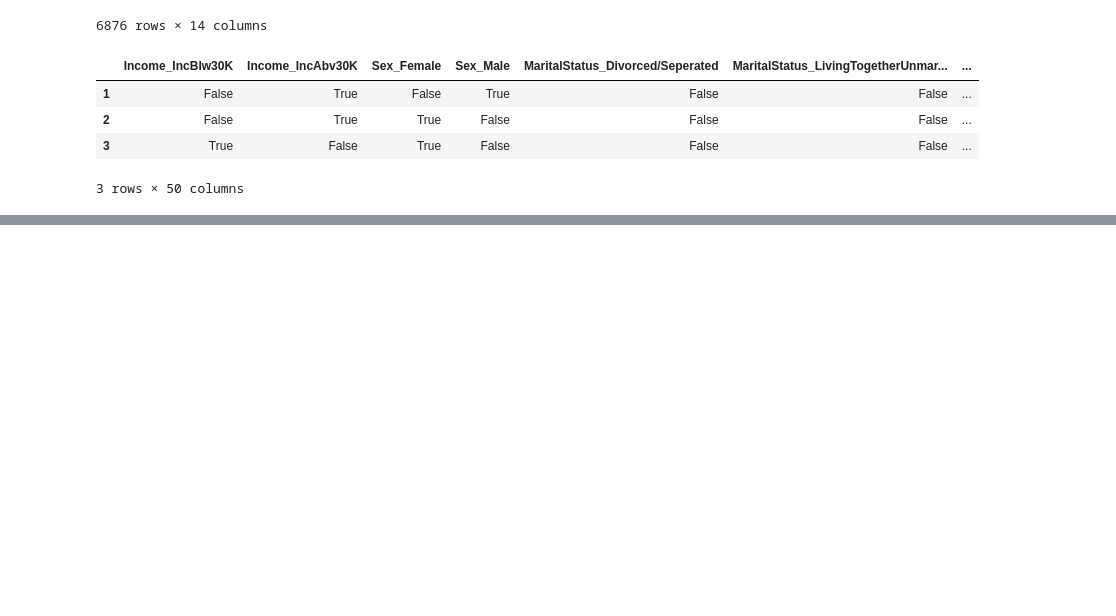
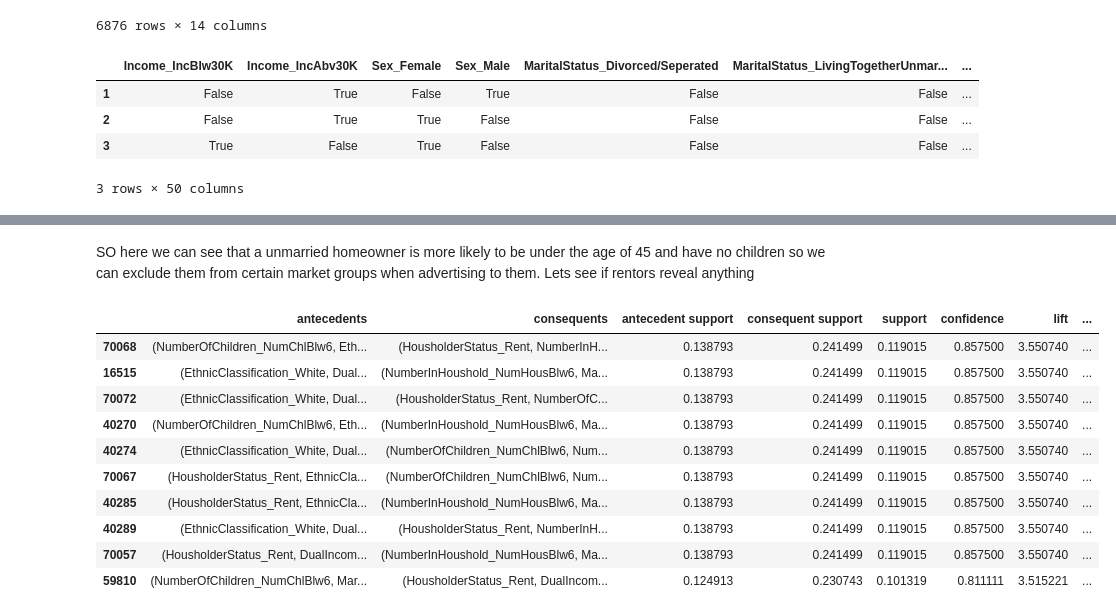
Before and after one commit to TanveerBariana/CSUS-Machine-Learning-for-Business, a Jupyter notebook: TanveerBariana_marketing.ipynb, the cells around one changed output, grey strips where cells are left out. Saved outputs shown, nothing was run; the diff lists cells and outputs as text; code cells hidden in the pictures; blank space fills up the shorter version.

```diff
--- a/TanveerBariana_marketing.ipynb
+++ b/TanveerBariana_marketing.ipynb
@@ -133,0 +182,20 @@ rules.sort_values(by=['lift'], ascending=False).head(6)
+# %% [markdown]
+SO here we can see that a unmarried homeowner is more likely to be under the age of 45 and have no children so we can exclude them from certain market groups when advertising to them. Lets see if rentors reveal anything
+# %%
+renter_df = market_df_Dummied[market_df_Dummied['HousholderStatus_Rent']==1]
+itemsets_renter = apriori(renter_df, min_support=0.1, use_colnames=True)
+rules_renter = association_rules(itemsets_renter, metric='confidence', min_threshold=0.8)
+rules_renter_sorted= rules_renter.sort_values(by=['lift'], ascending=False)
+rules_renter_sorted.head(10)
+# %% [output]
+|  | antecedents | consequents | antecedent support | consequent support | support | confidence | lift | ... |
+| 70068 | (NumberOfChildren_NumChlBlw6, Eth... | (HousholderStatus_Rent, NumberInH... | 0.138793 | 0.241499 | 0.119015 | 0.857500 | 3.550740 | ... |
+| 16515 | (EthnicClassification_White, Dual... | (NumberInHoushold_NumHousBlw6, Ma... | 0.138793 | 0.241499 | 0.119015 | 0.857500 | 3.550740 | ... |
+| 70072 | (EthnicClassification_White, Dual... | (HousholderStatus_Rent, NumberOfC... | 0.138793 | 0.241499 | 0.119015 | 0.857500 | 3.550740 | ... |
+| 40270 | (NumberOfChildren_NumChlBlw6, Eth... | (NumberInHoushold_NumHousBlw6, Ma... | 0.138793 | 0.241499 | 0.119015 | 0.857500 | 3.550740 | ... |
+| 40274 | (EthnicClassification_White, Dual... | (NumberOfChildren_NumChlBlw6, Num... | 0.138793 | 0.241499 | 0.119015 | 0.857500 | 3.550740 | ... |
+| 70067 | (HousholderStatus_Rent, EthnicCla... | (NumberOfChildren_NumChlBlw6, Num... | 0.138793 | 0.241499 | 0.119015 | 0.857500 | 3.550740 | ... |
+| 40285 | (HousholderStatus_Rent, EthnicCla... | (NumberInHoushold_NumHousBlw6, Ma... | 0.138793 | 0.241499 | 0.119015 | 0.857500 | 3.550740 | ... |
+| 40289 | (EthnicClassification_White, Dual... | (HousholderStatus_Rent, NumberInH... | 0.138793 | 0.241499 | 0.119015 | 0.857500 | 3.550740 | ... |
+| 70057 | (HousholderStatus_Rent, DualIncom... | (NumberInHoushold_NumHousBlw6, Ma... | 0.138793 | 0.241499 | 0.119015 | 0.857500 | 3.550740 | ... |
+| 59810 | (NumberOfChildren_NumChlBlw6, Mar... | (HousholderStatus_Rent, DualIncom... | 0.124913 | 0.230743 | 0.101319 | 0.811111 | 3.515221 | ... |
```
Also changed, not shown: parts of 12 cells of this notebook.
